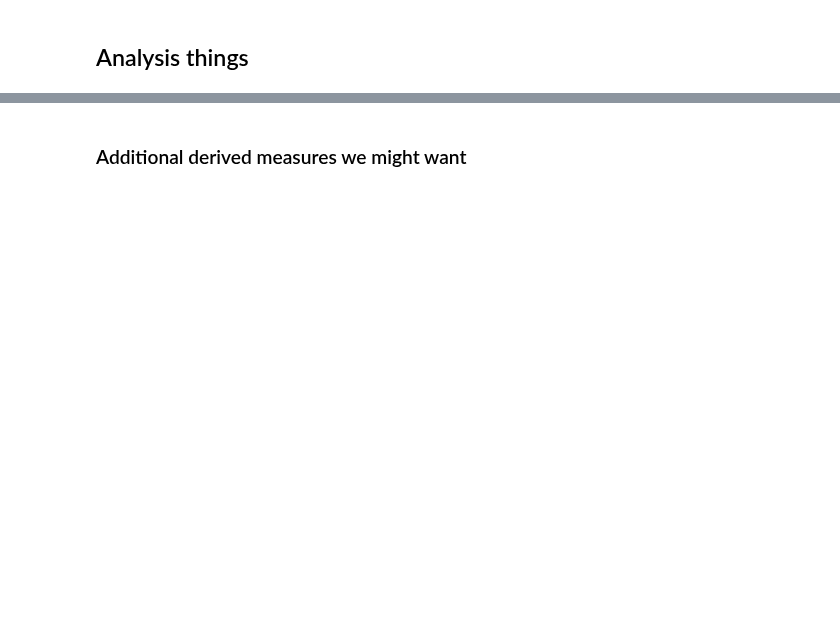
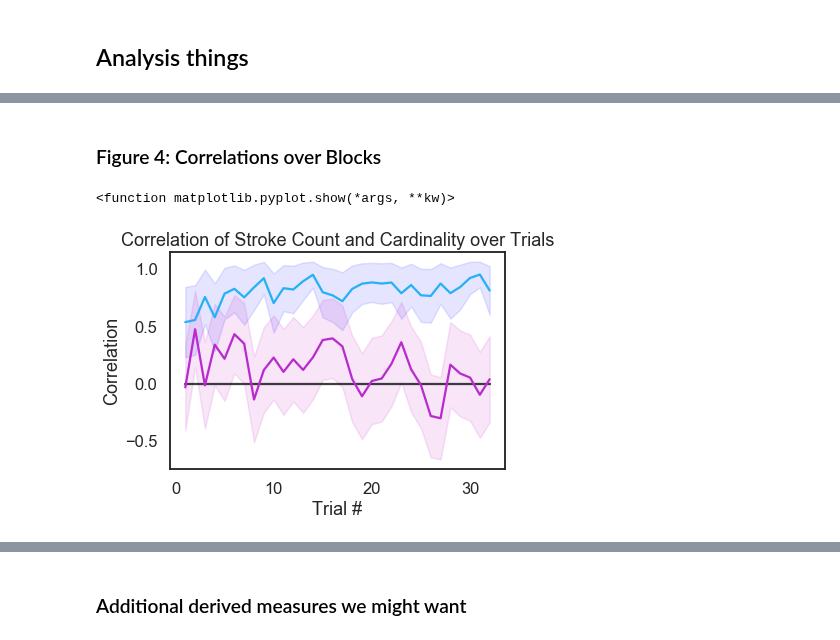
Before and after one commit to cogtoolslab/improvised_numerals, a Jupyter notebook: analysis/iternum_analysis.ipynb, the cells around one changed output, grey strips where cells are left out. Drawn from its saved outputs; the diff is of its cells as text; code cells hidden in the pictures; blank space fills up the shorter version.

```diff
--- a/analysis/iternum_analysis.ipynb
+++ b/analysis/iternum_analysis.ipynb
@@ -214,0 +392,19 @@ D.to_csv('all_data.csv')
+# %%
+# Figure 1 was just showing written number systems. No quantitative data
+# Figure 3 was showing qualitative data, i.e. sketches and stimuli. No quantitative
+
+# First want to generate dataframes under specific restrictions to look at
+# just number games or just shape games
+df_num = D.loc[D['Game_Condition'] == 'number']
+df_aml = D.loc[D['Game_Condition'] == 'shape']
+
+# just games that are number or shape, and a specific quarter of those games
+dn1 = df_num.loc[df_num['quarter'] == 1.0]
+dn2 = df_num.loc[df_num['quarter'] == 2.0]
+dn3 = df_num.loc[df_num['quarter'] == 3.0]
+dn4 = df_num.loc[df_num['quarter'] == 4.0]
+
+da1 = df_aml.loc[df_aml['quarter'] == 1.0]
+da2 = df_aml.loc[df_aml['quarter'] == 2.0]
+da3 = df_aml.loc[df_aml['quarter'] == 3.0]
+da4 = df_aml.loc[df_aml['quarter'] == 4.0]
@@ -214,0 +571,41 @@ D.to_csv('all_data.csv')
+# %% [markdown]
+### Figure 4: Correlations over Blocks
+# %%
+# Plot correlations by trial number (this does not make it into figure 4, but is interesting)
+DV = 'numStrokes' # 'outcome', 'drawDuration', 'numStrokes', 'meanPixelIntensity'
+num_corr_trials = []
+aml_corr_trials = []
+
+def corr_confint(corrcoef,N,tc=1.96):
+    sr = np.sqrt((1-corrcoef**2)/(N-2))
+    return sr*tc
+
+for trialnum in np.arange(1,33):
+    num_trial = df_num.loc[df_num['trialNum'] == trialnum]
+    aml_trial = df_aml.loc[df_aml['trialNum'] == trialnum]
+    num_corr_trial = stats.pearsonr(num_trial['cardinality'], num_trial[DV])[0]
+    aml_corr_trial = stats.pearsonr(aml_trial['cardinality'], aml_trial[DV])[0]
+    num_corr_trials.append(num_corr_trial)
+    aml_corr_trials.append(aml_corr_trial)
+    #num_confints.append()
+
+
+num_corr_trials = np.array(num_corr_trials)
+aml_corr_trials = np.array(aml_corr_trials)
+
+num_confints = corr_confint(num_corr_trials, len(np.unique(df_num['gameID'])))
+aml_confints = corr_confint(aml_corr_trials, len(np.unique(df_aml['gameID'])))
+
+plt.figure("Correlations (line chart)")
+plt.title("Correlation of Stroke Count and Cardinality over Trials")
+plt.plot(np.arange(1,33),32*[0],color='black',alpha = .75)
+plt.plot(np.arange(1,33),num_corr_trials,color='#25B1F7')
+plt.plot(np.arange(1,33),aml_corr_trials,color='#B92BCF')
+plt.fill_between(np.arange(1,33), (num_corr_trials-num_confints), (num_corr_trials+num_confints), color='b', alpha=.1)
+plt.fill_between(np.arange(1,33), (aml_corr_trials-aml_confints), (aml_corr_trials+aml_confints), color='m', alpha=.1)
+plt.ylabel("Correlation")
+plt.xlabel("Trial #")
+plt.show
+# %% [output]
+<function matplotlib.pyplot.show(*args, **kw)>
+[figure, added]
```
Also changed, not shown: parts of 29 cells of this notebook, 4 other files.
